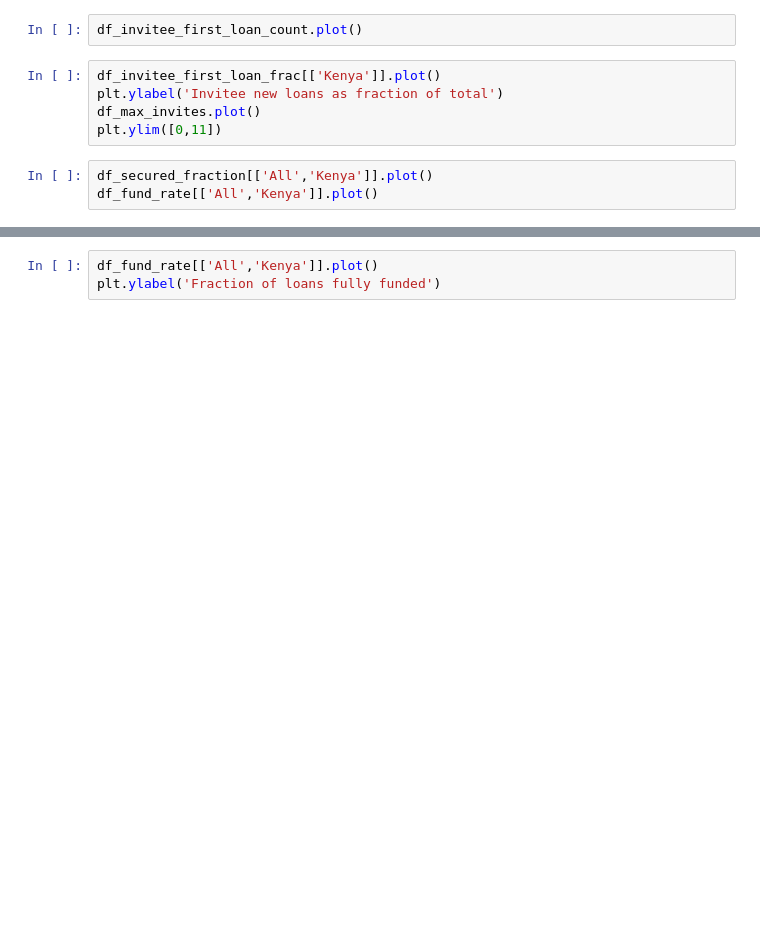
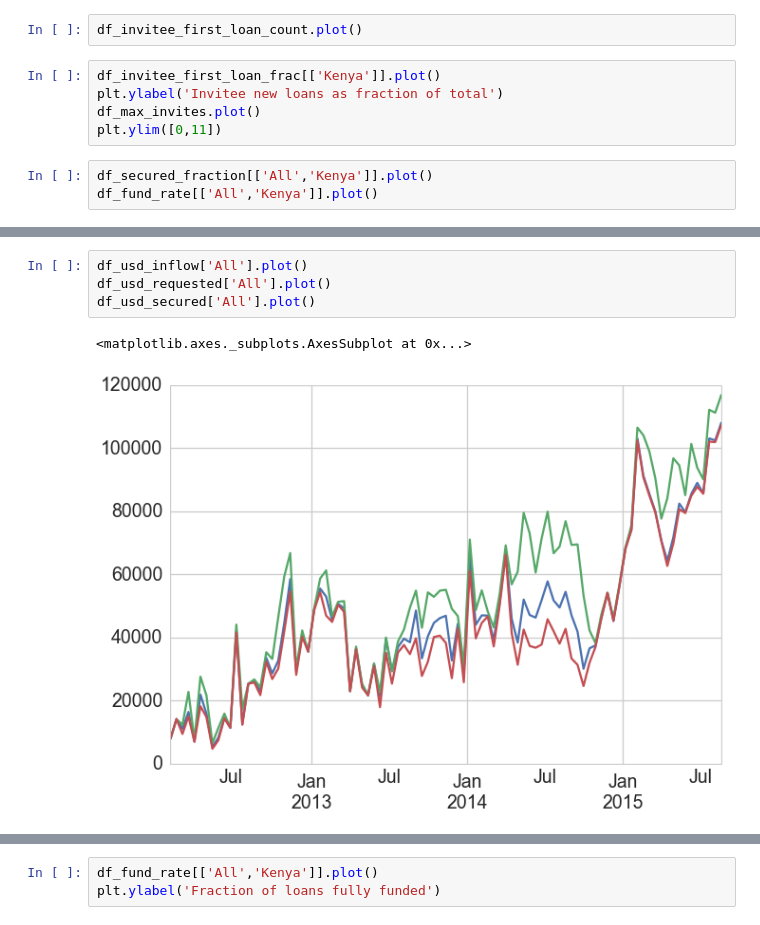
Before and after one commit to glenday/Zidisha, a Jupyter notebook: ZidishaApp/app/Zidisha_organization_by_country.ipynb, the cells around one changed output, grey strips where cells are left out. Drawn from its saved outputs; the diff is of its cells as text; blank space fills up the shorter version.

```diff
--- a/ZidishaApp/app/Zidisha_organization_by_country.ipynb
+++ b/ZidishaApp/app/Zidisha_organization_by_country.ipynb
@@ -132 +137,8 @@ df_usd_requested.plot()
+# %%
+df_usd_inflow['All'].plot()
+df_usd_requested['All'].plot()
+df_usd_secured['All'].plot()
+# %% [output]
+<matplotlib.axes._subplots.AxesSubplot at 0x...>
+[figure, added]
 # %%
```
Also changed, not shown: parts of 16 cells of this notebook, 4 other files.
